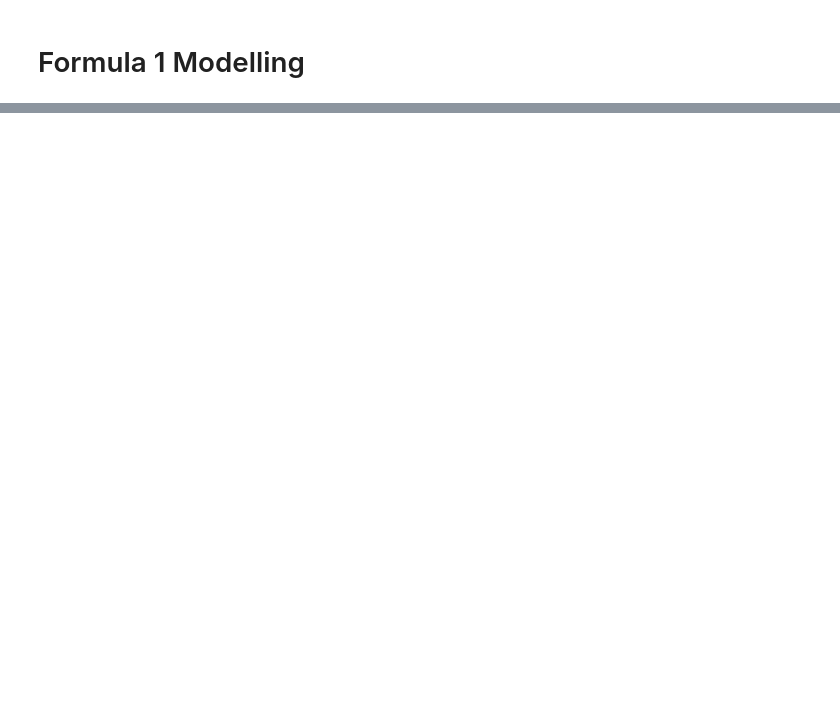
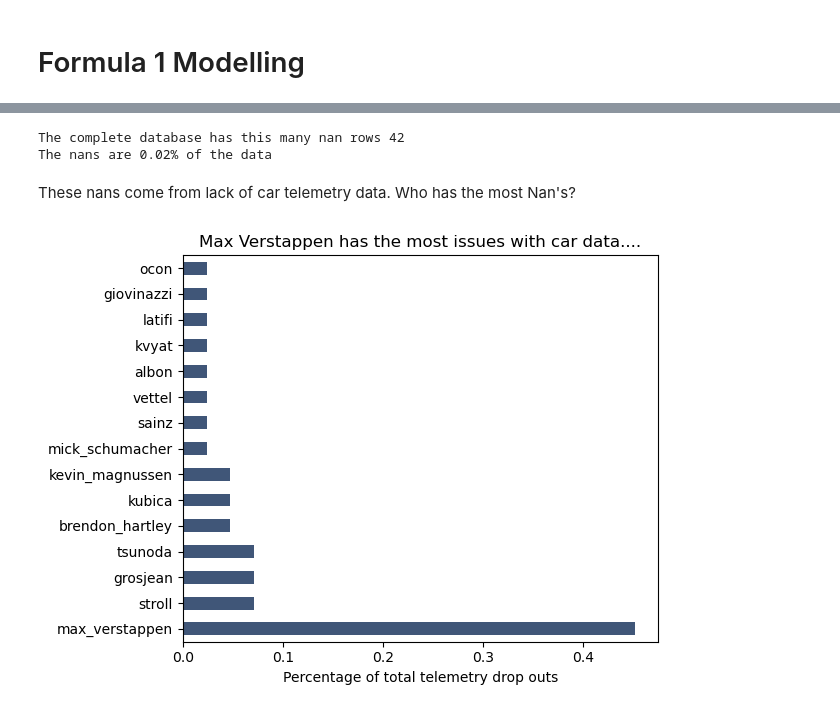
Before and after one commit to bensail-ai/Formula1_prediction, a Jupyter notebook: 6_Formula1_Modelling.ipynb, the cells around one changed output, grey strips where cells are left out. Saved outputs shown, nothing was run; the diff lists cells and outputs as text; code cells hidden in the pictures; blank space fills up the shorter version.

Commit message:
Prepared data for modelling and run first models

```diff
--- a/6_Formula1_Modelling.ipynb
+++ b/6_Formula1_Modelling.ipynb
@@ -107,0 +37,21 @@ test
+# %%
+qualify_df=pd.read_pickle('./data/model_data/formula1_complete_2018_2022.pkl',compression='gzip')
+# %%
+print(f'The complete database has this many nan rows {qualify_df.isna().any(axis=1).sum()}')
+print(f'The nans are {round(qualify_df.isna().any(axis=1).sum()/len(qualify_df),2)}% of the data')
+# %% [output]
+The complete database has this many nan rows 42
+The nans are 0.02% of the data
+# %% [markdown]
+These nans come from lack of car telemetry data. Who has the most Nan's?
+# %%
+per_nan = qualify_df.loc[(qualify_df.isna().any(axis=1)),'driverRef'].value_counts()/len(qualify_df.loc[(qualify_df.isna().any(axis=1))])
+plt.figure()
+per_nan.plot(kind='barh')
+plt.title('Max Verstappen has the most issues with car data....')
+plt.xlabel('Percentage of total telemetry drop outs')
+plt.tight_layout()
+plt.savefig('./images/verstappend_nans.jpg',dpi=300)
+plt.show()
+# %% [output]
+[figure, added]
```
Also changed, not shown: parts of 54 cells of this notebook, 8 other files.
